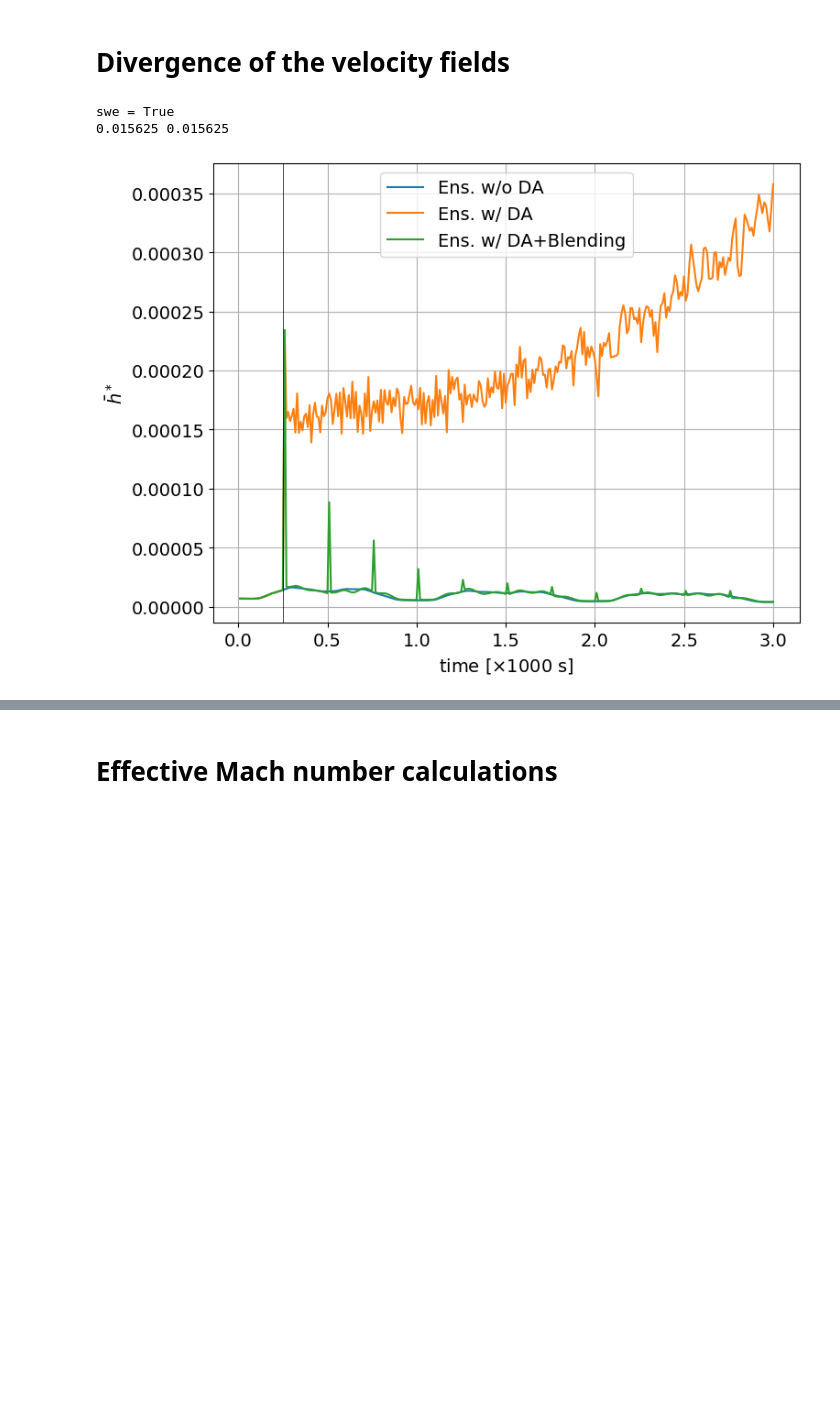
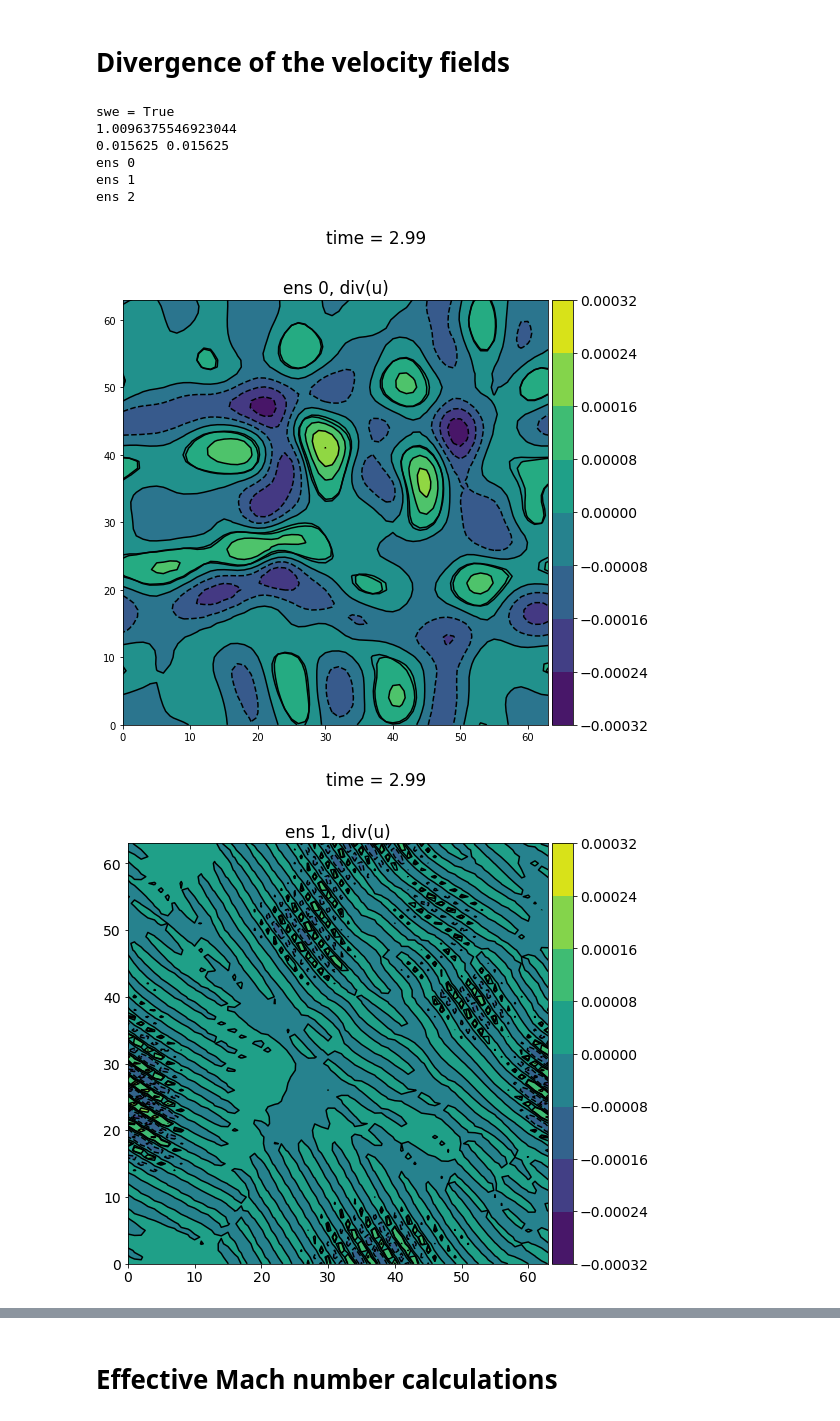
Before and after one commit to ray-chew/pyBELLA, a Jupyter notebook: visualiser_debugger/scale_analysis.ipynb, the cells around one changed output, grey strips where cells are left out. Cells and saved outputs as stored; diff of their text form; code cells hidden in the pictures; blank space fills up the shorter version.

```diff
--- a/visualiser_debugger/scale_analysis.ipynb
+++ b/visualiser_debugger/scale_analysis.ipynb
@@ -137,7 +137,7 @@ for i,attribute in enumerate(attributes):
 
     obs = tc.get_ensemble(times, 1, attribute, 'comp_1.0_pp_tra_truth_ip', label_type='TIME',avg=True, diff=diff)
     truth = tc.get_ensemble(times, 1, attribute, 'truth_ib-0', label_type='TIME',avg=True, diff=diff)
-    truth = tc.get_ensemble(times, 1, attribute, 'comp_1.0_pp_tra_truth_ip_ib-0', label_type='TIME',avg=True, diff=diff)
+#     truth = tc.get_ensemble(times, 1, attribute, 'comp_1.0_pp_tra_truth_ip_ib-0', label_type='TIME',avg=True, diff=diff)
     truth_pos = tc.get_ensemble(times, 1, attribute, 'comp_1.0_pp_tra_truth_ip_ib-0', label_type='TIME',avg=True, diff=diff)
     if swe:
         truth = truth[:,:,0,:]
@@ -207,6 +207,7 @@ if swe:
     def load(Nx,Ny,Nz,et):
         base_fn = 'output_swe_vortex'
         pydir = '../%s/' %base_fn
+        pydir = '../%s/Frsq=2.0/' %base_fn
 
         tc = utils.test_case(base_fn, pydir, Nx, Ny, et, Nz=Nz)
         tags = tc.get_tag_dict()
@@ -246,6 +247,7 @@ else:
     obs_attrs = 'rhou_rhov'
 # %%
 import random
+import matplotlib.pyplot as plt
 
 random.seed(444)
 
@@ -301,6 +303,9 @@ if rb:
 else:
     times = np.arange(0.0,3.01,0.01)[1:]
 # times = np.arange(0.0,0.30,0.01)[1:]
+da_times = np.arange(0.0,3.25,0.25)[1:]
+times = np.setdiff1d(times,da_times)
+# print(times)
 tag = tags[9]
 
 class oo(object): pass
@@ -312,7 +317,7 @@ def get_ens_by_attr(times, N, attributes, sfx, tag=tag, inner=True):
     obj = oo()
     for attribute in attributes:
 #         print(attribute)
-        ens = tc.get_ensemble(times, N, attribute, sfx, tag=tag, inner=True)#[-1]
+        ens = tc.get_ensemble(times, N, attribute, sfx, tag=tag, inner=False)#[-1]
 #         print(ens.shape)
 #         if swe: ens = [mem[:,0,:] for mem in ens]
         ens_cp = np.zeros_like(ens)
@@ -361,7 +366,7 @@ sfxes = [sfx_ref, sfx0, sfx1]
 attr_labels = pt.labels()
 
 if swe:
-    Frsq = ud.Msq / 2.0
+    Frsq = ud.Msq / 2
     Ma = np.sqrt(ud.Msq)
     Fr = np.sqrt(Frsq) # u / sqrt(gh)
     c = ud.u_ref / Ma
@@ -375,21 +380,34 @@ else:
 arr_lst = []
 barPu = np.zeros((3,len(times)))
 
+def title_gen(frn):
+#     return "frame number = %i" %frn
+    return "time = %.2f" %times[frn]
+
 print(dx,dy)
 for bb,ens in enumerate(enses):
+#     print("===============================")
+    print("ens %i" %bb)
+#     print("===============================")
+    arr_plt = np.empty_like(times, dtype='object')
 
     for tt,time in enumerate(times):
         us, vs = ens.u[tt], ens.v[tt]
-        rho = ens.rho[tt]
+        rho = ens.rho[tt][:,2:-2,2:-2]
 
         divu = np.zeros_like(us)
+        divu = divu[:,2:-2,2:-2]
         for ii,uv in enumerate(zip(us,vs)):
             u, v = np.copy(uv[0]), np.copy(uv[1])
-            divu[ii] = grad(u,dx,'x',ud) + grad(v,dy,'y',ud)
+            div = grad(u,dx,'x',ud) + grad(v,dy,'y',ud)
+            divu[ii] = div[2:-2,2:-2]
+
+        arr_plt[tt] = [[divu[0],'ens %i, div(u)' %bb]]
+
         if swe:
-#             Ptu = gradu * 11.0*dx*ud.h_ref / (Ma / (np.sqrt(2.0)) * np.sqrt(ud.g0 * rho) * ud.d_ref / ud.h_ref * ud.u_ref)
-            Ptu = divu * 0.5 * 11.0 * dx * ud.h_ref / np.sqrt(9.81 * ud.d_ref) / Fr / ud.h_ref * ud.d_ref
-            Ptu *= rho
+            Ptu = divu * 0.5 * 11.0 * dx * ud.h_ref / (np.sqrt(9.81 * ud.d_ref)) #* Fr) / ud.h_ref * ud.d_ref
+#             Ptu = divu * ud.t_ref * 0.5 * 11.0 * dx * Fr
+            Ptu *= rho #* ud.d_ref
         else:
             Ptu = divu * rho * c**2 * ud.rho_ref
             Ptu *=  0.5*11.0*dx * ud.h_ref * Ma / ud.u_ref
@@ -401,37 +419,53 @@ for bb,ens in enumerate(enses):
         else:
             barPu[bb,tt] = Ptu_norm * 1.0/1.4
 
+    fs = (8,8)
+    a2d = pt.animator_2D(arr_plt,ncols=1,figsize=fs)
+    a2d.suptitle = title_gen
+    a2d.method = 'contour'
+    anim = a2d.animate(interval=500, aspect='equal', method='contour')
+
+    import matplotlib.animation as animation
+
+    Writer = animation.writers['ffmpeg']
+    writer = Writer(fps=10, metadata=dict(artist='Ray Chew'), bitrate=6000)
+    anim.save('./output/test_%i.mp4' %bb, writer=writer)
 # print(ud.Msq)
 
 t_axs = times
 
 import matplotlib.pyplot as plt
 
 barPu00 = barPu[0][0]
 barPu00 = 0.0
 
 plt.figure(figsize=(8,6))
 
 plt.plot(t_axs, barPu[0] - barPu00, label=r'Ens. w/o DA')
 plt.plot(t_axs, barPu[1] - barPu00, label=r'Ens. w/ DA')
 plt.plot(t_axs, barPu[2] - barPu00, label=r'Ens. w/ DA+Blending')
 plt.axvline(0.25, c='k', lw=0.5)
 
 if swe:
     plt.xlabel(r'time [$\times 1000$ s]', labelpad=5)
     plt.ylabel(r'$\nabla \cdot \vec{u}^*$')
     plt.ylabel(r'$\bar{h}^*$')
 else:
     plt.xlabel(r'time $[\times 100s]$')
     plt.ylabel(r'$\bar{P}^*$')
 # plt.xlim([0.0,3.0])
 plt.legend()
 plt.grid()
 plt.tight_layout()
 typ = 'pos' if 'pos' in sfx0 else 'neg'
 plt.savefig('./output/bar_P_swe.pdf')
 plt.show()
 # %% [output]
 swe = True
+1.0096375546923044
 0.015625 0.015625
+ens 0
+ens 1
+ens 2
-[figure, old version]
+[figure, new version]
+[figure, added]
```
Also changed, not shown: parts of 2 cells of this notebook.
